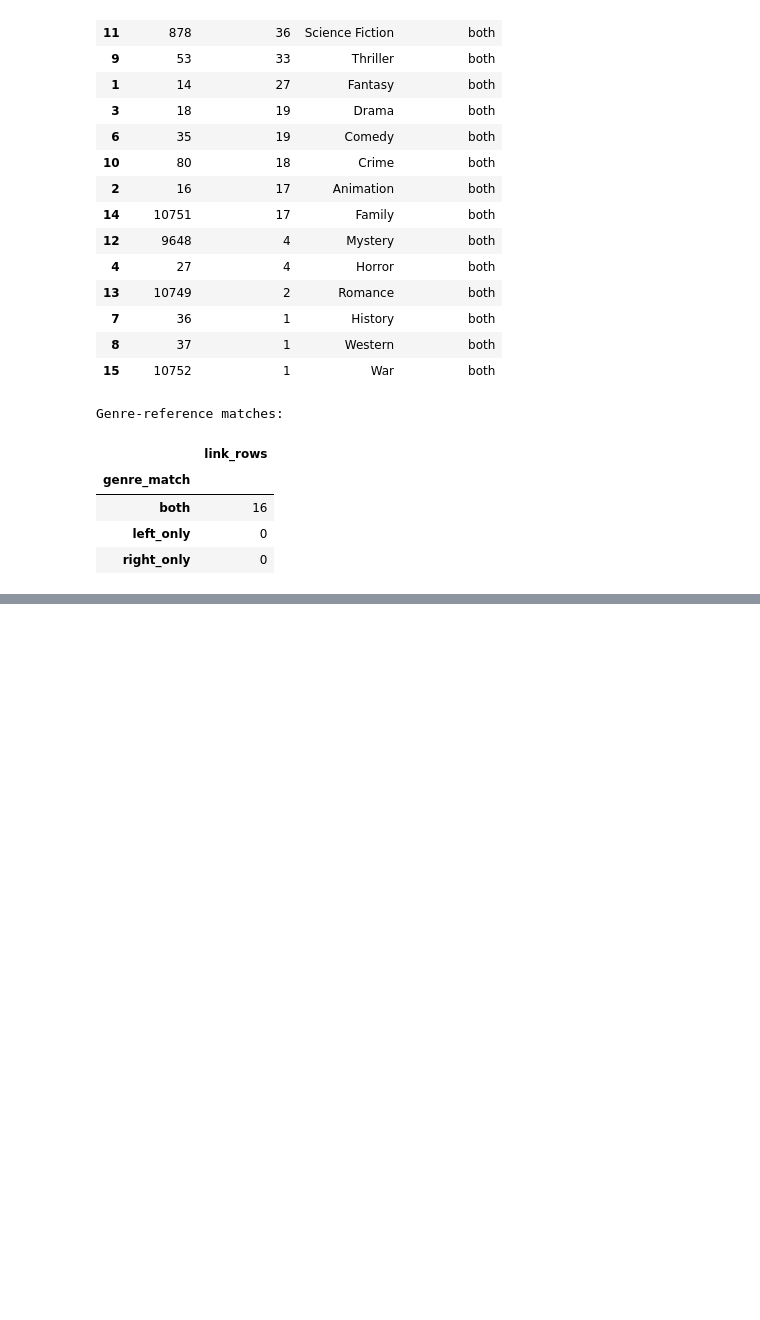
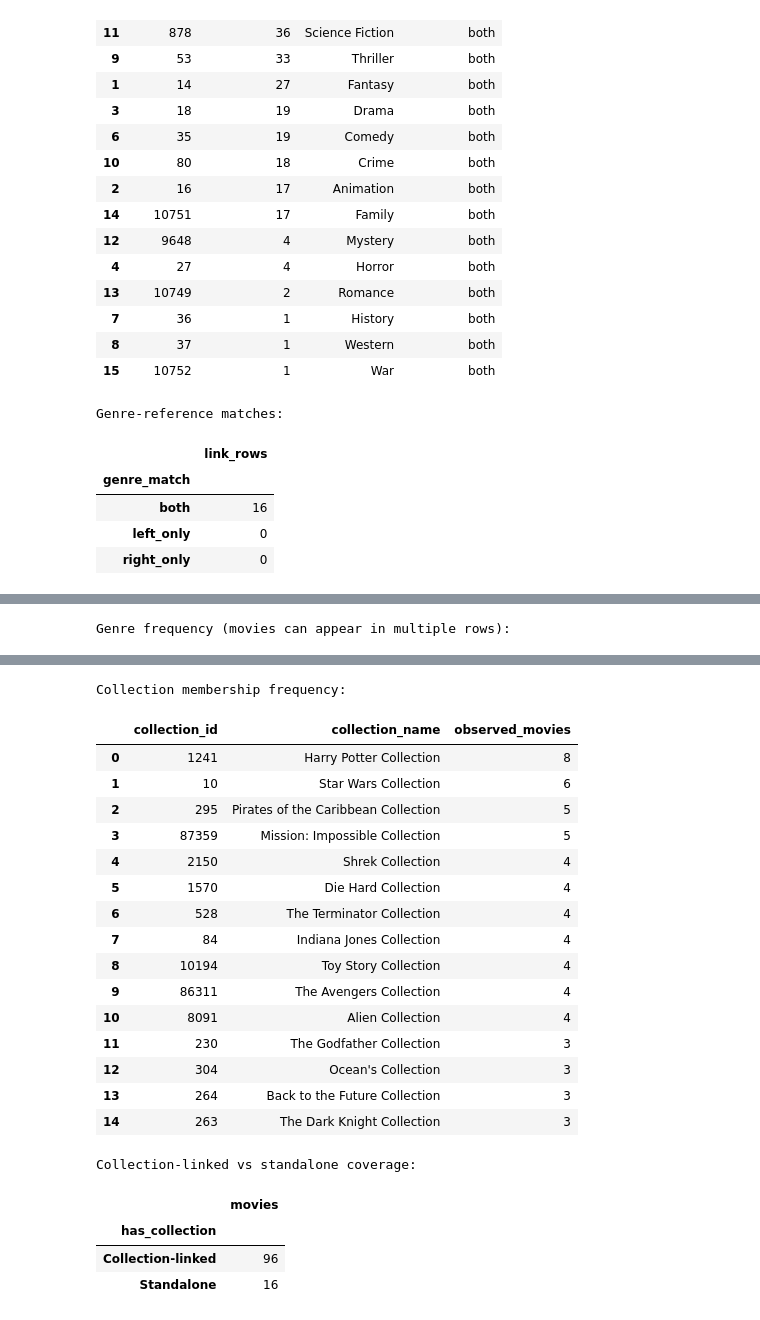
Before and after one commit to ishola-amalitech/streamvault, a Jupyter notebook: notebooks/03_eda_movie_data.ipynb, the cells around one changed output, grey strips where cells are left out. Saved outputs shown, nothing was run; the diff lists cells and outputs as text; code cells hidden in the pictures; blank space fills up the shorter version.

```diff
--- a/notebooks/03_eda_movie_data.ipynb
+++ b/notebooks/03_eda_movie_data.ipynb
@@ -1144,0 +1206,57 @@ Genre-reference matches:
+# %%
+# Movie-to-category bridge tables; drop duplicate movie/category pairs to prevent credit duplication.
+genre_links = (tables.movie_genres.merge(tables.genres, on="genre_id", how="left")
+               [["movie_id", "genre_name"]].drop_duplicates())
+collection_links = (movies.loc[movies["collection_id"].notna(), ["movie_id", "collection_id"]]
+                    .merge(tables.collections[["collection_id", "collection_name"]], on="collection_id", how="left")
+                    [["movie_id", "collection_id", "collection_name"]].drop_duplicates())
+
+director_links = (tables.crew_credits.loc[tables.crew_credits["job"].eq("Director"), ["movie_id", "person_id"]]
+                  .drop_duplicates()
+                  .merge(tables.people[["person_id", "name"]], on="person_id", how="left")
+                  .rename(columns={"name": "director"}))
+
+# The top three cast orders are an observable lead-actor proxy, not a definitive starring-role label.
+lead_actor_credits = tables.cast_credits.loc[tables.cast_credits["order"].le(2), ["movie_id", "person_id", "order"]]
+lead_actor_links = (lead_actor_credits.drop_duplicates(["movie_id", "person_id"])
+                    .merge(tables.people[["person_id", "name"]], on="person_id", how="left")
+                    .rename(columns={"name": "lead_actor_proxy"}))
+
+profile_rows = [
+    {"dimension": "Genre", "category_count": genre_links["genre_name"].nunique(), "movie_or_credit_links": len(genre_links), "unit": "movie-genre links"},
+    {"dimension": "Collections", "category_count": collection_links["collection_id"].nunique(), "movie_or_credit_links": len(collection_links), "unit": "movie-collection links"},
+    {"dimension": "Franchise vs standalone", "category_count": 2, "movie_or_credit_links": len(movies), "unit": "movies"},
+    {"dimension": "Directors", "category_count": director_links["director"].nunique(), "movie_or_credit_links": len(director_links), "unit": "director-movie credits"},
+    {"dimension": "Top-three cast proxy", "category_count": lead_actor_links["lead_actor_proxy"].nunique(), "movie_or_credit_links": len(lead_actor_links), "unit": "actor-movie credits"},
+]
+display(pd.DataFrame(profile_rows))
+
+print("Genre frequency (movies can appear in multiple rows):")
+genre_counts = genre_links.groupby("genre_name")["movie_id"].nunique().sort_values(ascending=False)
+display(genre_counts.rename("movies").to_frame())
+
+print("Collection membership frequency:")
+collection_counts = (collection_links.groupby(["collection_id", "collection_name"])["movie_id"]
+                     .nunique().sort_values(ascending=False).rename("observed_movies").reset_index())
+display(collection_counts.head(15))
+
+franchise_counts = movies["has_collection"].map({True: "Collection-linked", False: "Standalone"}).value_counts()
+print("Collection-linked vs standalone coverage:")
+display(franchise_counts.rename("movies").to_frame())
+
+print("Most frequent directors in this cache:")
+director_counts = (director_links.groupby("director")["movie_id"].nunique()
+                   .sort_values(ascending=False).rename("distinct_movies").reset_index())
+display(director_counts.head(15))
+
+print("Most frequent top-three cast proxies:")
+actor_counts = (lead_actor_links.groupby("lead_actor_proxy")["movie_id"].nunique()
+                .sort_values(ascending=False).rename("distinct_movies").reset_index())
+display(actor_counts.head(15))
+
+print("Repeat-credit coverage (a prerequisite for any reliability claim):")
+display(pd.DataFrame([
+    {"role": "Director", "people_with_2plus_titles": int(director_counts["distinct_movies"].ge(2).sum()), "people_with_3plus_titles": int(director_counts["distinct_movies"].ge(3).sum())},
+    {"role": "Top-three cast proxy", "people_with_2plus_titles": int(actor_counts["distinct_movies"].ge(2).sum()), "people_with_3plus_titles": int(actor_counts["distinct_movies"].ge(3).sum())},
+]))
+# %% [output]
@@ -1144,0 +1269 @@ Genre-reference matches:
+Genre frequency (movies can appear in multiple rows):
@@ -1144,0 +1288,22 @@ Genre-reference matches:
+Collection membership frequency:
+|  | collection_id | collection_name | observed_movies |
+| 0 | 1241 | Harry Potter Collection | 8 |
+| 1 | 10 | Star Wars Collection | 6 |
+| 2 | 295 | Pirates of the Caribbean Collection | 5 |
+| 3 | 87359 | Mission: Impossible Collection | 5 |
+| 4 | 2150 | Shrek Collection | 4 |
+| 5 | 1570 | Die Hard Collection | 4 |
+| 6 | 528 | The Terminator Collection | 4 |
+| 7 | 84 | Indiana Jones Collection | 4 |
+| 8 | 10194 | Toy Story Collection | 4 |
+| 9 | 86311 | The Avengers Collection | 4 |
+| 10 | 8091 | Alien Collection | 4 |
+| 11 | 230 | The Godfather Collection | 3 |
+| 12 | 304 | Ocean's Collection | 3 |
+| 13 | 264 | Back to the Future Collection | 3 |
+| 14 | 263 | The Dark Knight Collection | 3 |
+Collection-linked vs standalone coverage:
+|  | movies |
+| has_collection |  |
+| Collection-linked | 96 |
+| Standalone | 16 |
```
Also changed, not shown: parts of 15 cells of this notebook, 2 other files.
